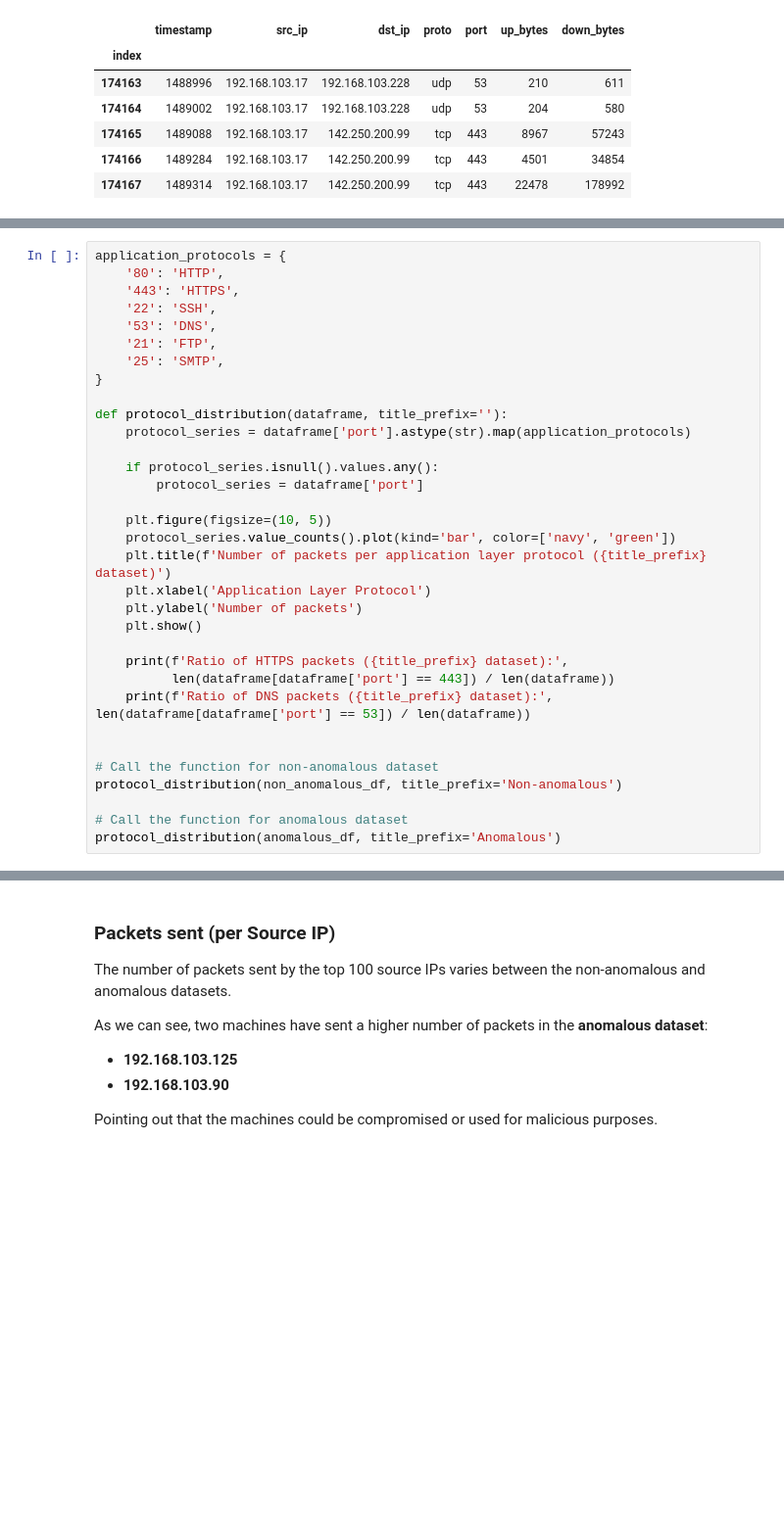
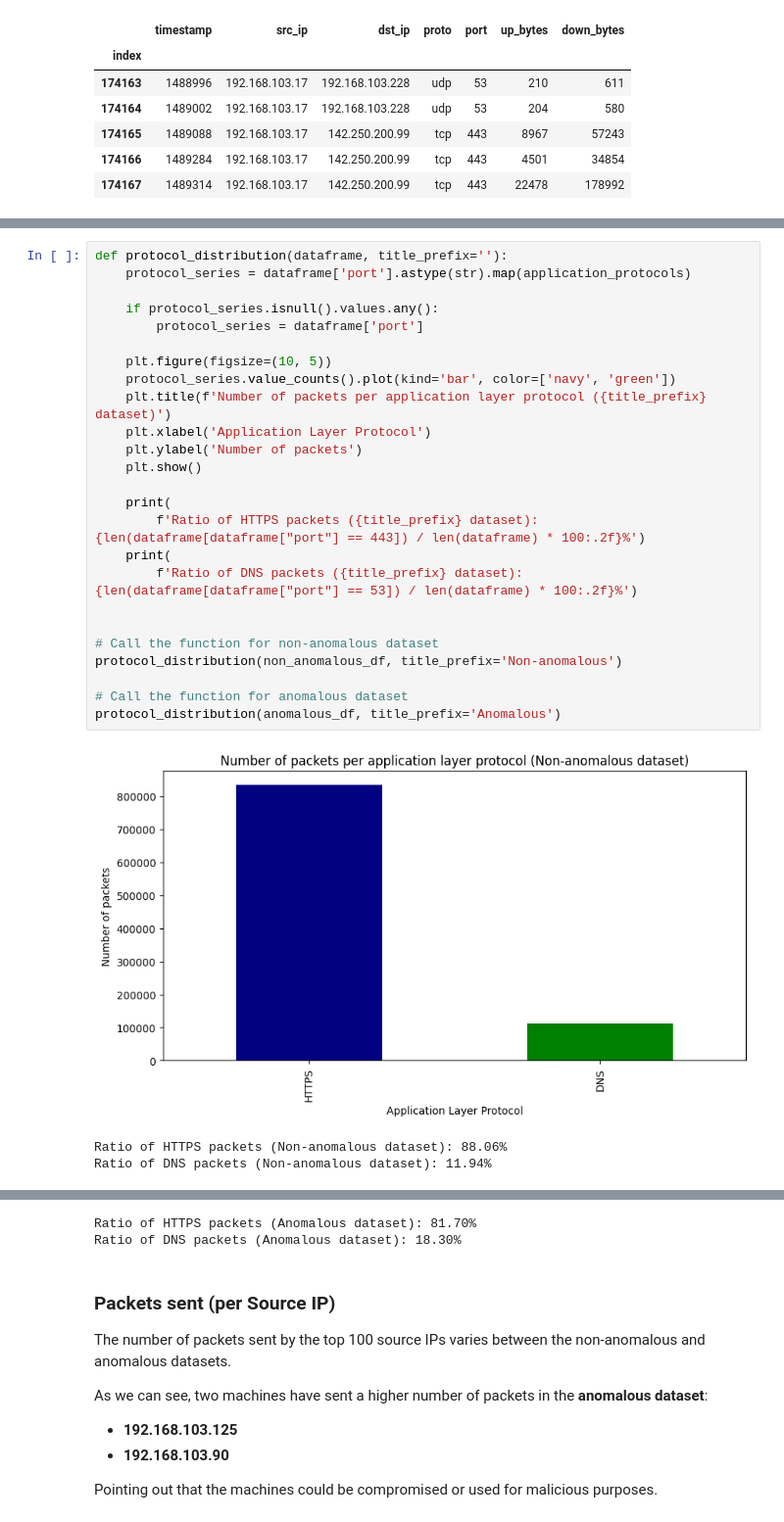
Before and after one commit to NiMouh/AD_SR, a Jupyter notebook: Project.ipynb, the cells around one changed output, grey strips where cells are left out. Shown at 98% size. Cells and saved outputs as stored; diff of their text form; blank space fills up the shorter version.

```diff
--- a/Project.ipynb
+++ b/Project.ipynb
@@ -128,33 +140,29 @@ However, the anomalous datasets show a small difference between the number of DN
 # %%
-application_protocols = {
-    '80': 'HTTP',
-    '443': 'HTTPS',
-    '22': 'SSH',
-    '53': 'DNS',
-    '21': 'FTP',
-    '25': 'SMTP',
-}
-
 def protocol_distribution(dataframe, title_prefix=''):
     protocol_series = dataframe['port'].astype(str).map(application_protocols)
 
     if protocol_series.isnull().values.any():
         protocol_series = dataframe['port']
 
     plt.figure(figsize=(10, 5))
     protocol_series.value_counts().plot(kind='bar', color=['navy', 'green'])
     plt.title(f'Number of packets per application layer protocol ({title_prefix} dataset)')
     plt.xlabel('Application Layer Protocol')
     plt.ylabel('Number of packets')
     plt.show()
 
-    print(f'Ratio of HTTPS packets ({title_prefix} dataset):',
-          len(dataframe[dataframe['port'] == 443]) / len(dataframe))
-    print(f'Ratio of DNS packets ({title_prefix} dataset):', len(dataframe[dataframe['port'] == 53]) / len(dataframe))
+    print(
+        f'Ratio of HTTPS packets ({title_prefix} dataset): {len(dataframe[dataframe["port"] == 443]) / len(dataframe) * 100:.2f}%')
+    print(
+        f'Ratio of DNS packets ({title_prefix} dataset): {len(dataframe[dataframe["port"] == 53]) / len(dataframe) * 100:.2f}%')
 
 
 # Call the function for non-anomalous dataset
 protocol_distribution(non_anomalous_df, title_prefix='Non-anomalous')
 
 # Call the function for anomalous dataset
 protocol_distribution(anomalous_df, title_prefix='Anomalous')
+# %% [output]
+[figure, added]
+Ratio of HTTPS packets (Non-anomalous dataset): 88.06%
+Ratio of DNS packets (Non-anomalous dataset): 11.94%
@@ -161,3 +170,5 @@ protocol_distribution(anomalous_df, title_prefix='Anomalous')
+Ratio of HTTPS packets (Anomalous dataset): 81.70%
+Ratio of DNS packets (Anomalous dataset): 18.30%
 # %% [markdown]
 ### Packets sent (per Source IP)
 
```
Also changed, not shown: parts of 24 cells of this notebook, 1 other file.
